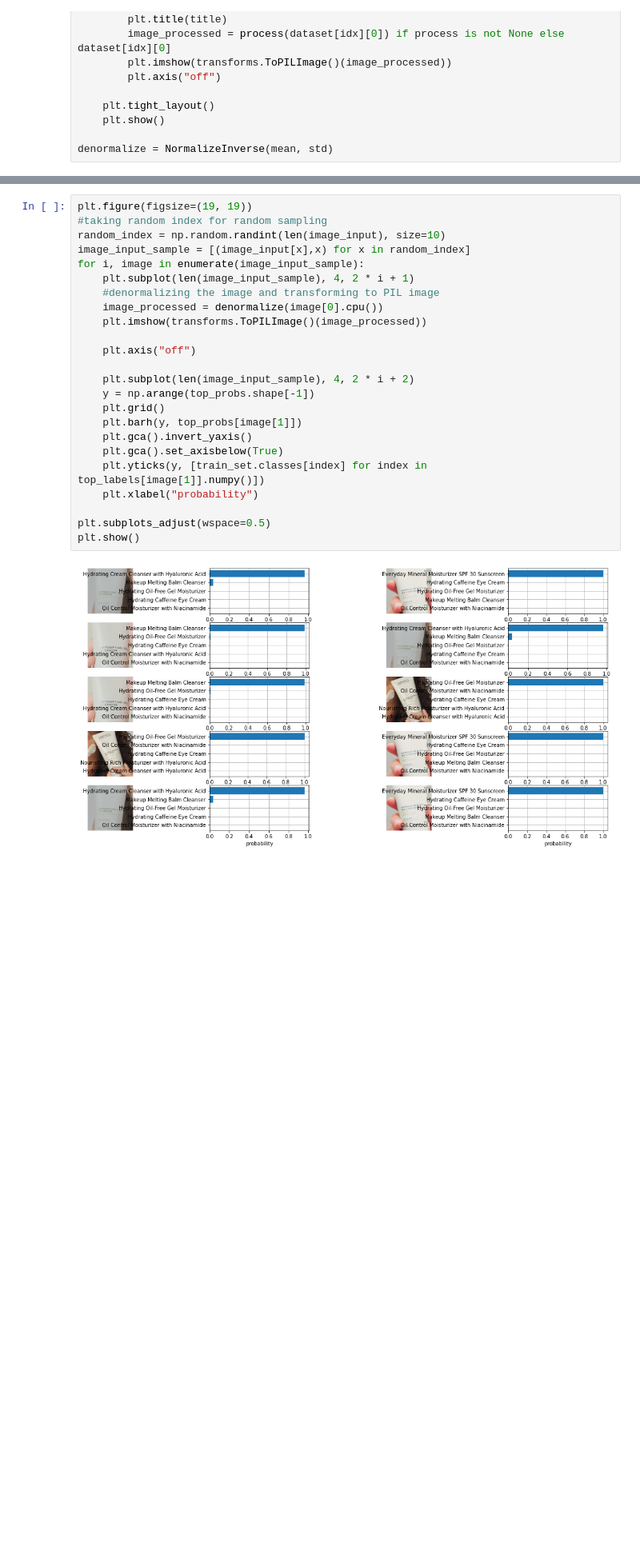
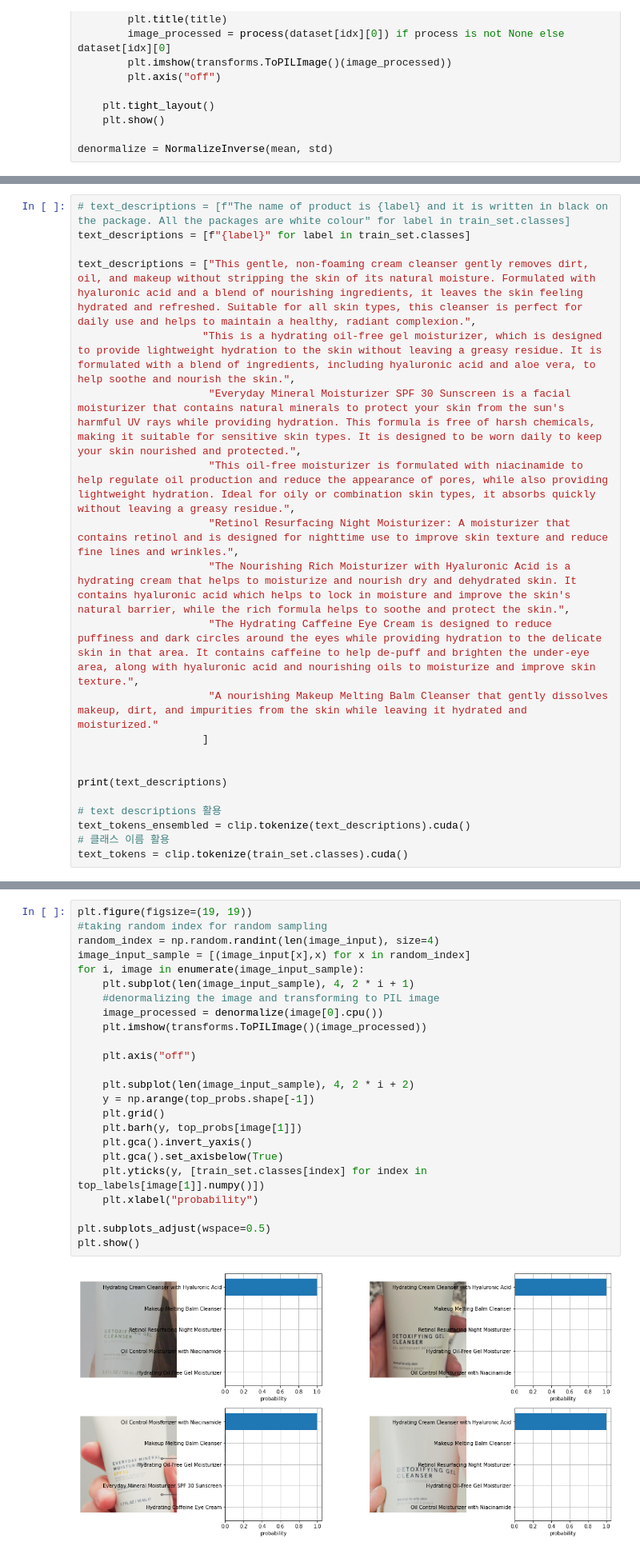
Before and after one commit to jeewonkimm2/CosmeticDetector, a Jupyter notebook: classification/zeroshotdownstream.ipynb, the cells around one changed output, grey strips where cells are left out. Shown at 80% size. Drawn from its saved outputs; the diff is of its cells as text; blank space fills up the shorter version.

```diff
--- a/classification/zeroshotdownstream.ipynb
+++ b/classification/zeroshotdownstream.ipynb
@@ -387,0 +391,21 @@ text_tokens = clip.tokenize(train_set.classes).cuda()
+# %%
+# text_descriptions = [f"The name of product is {label} and it is written in black on the package. All the packages are white colour" for label in train_set.classes]
+text_descriptions = [f"{label}" for label in train_set.classes]
+
+text_descriptions = ["This gentle, non-foaming cream cleanser gently removes dirt, oil, and makeup without stripping the skin of its natural moisture. Formulated with hyaluronic acid and a blend of nourishing ingredients, it leaves the skin feeling hydrated and refreshed. Suitable for all skin types, this cleanser is perfect for daily use and helps to maintain a healthy, radiant complexion.",
+                    "This is a hydrating oil-free gel moisturizer, which is designed to provide lightweight hydration to the skin without leaving a greasy residue. It is formulated with a blend of ingredients, including hyaluronic acid and aloe vera, to help soothe and nourish the skin.",
+                     "Everyday Mineral Moisturizer SPF 30 Sunscreen is a facial moisturizer that contains natural minerals to protect your skin from the sun's harmful UV rays while providing hydration. This formula is free of harsh chemicals, making it suitable for sensitive skin types. It is designed to be worn daily to keep your skin nourished and protected.",
+                     "This oil-free moisturizer is formulated with niacinamide to help regulate oil production and reduce the appearance of pores, while also providing lightweight hydration. Ideal for oily or combination skin types, it absorbs quickly without leaving a greasy residue.",
+                     "Retinol Resurfacing Night Moisturizer: A moisturizer that contains retinol and is designed for nighttime use to improve skin texture and reduce fine lines and wrinkles.",
+                     "The Nourishing Rich Moisturizer with Hyaluronic Acid is a hydrating cream that helps to moisturize and nourish dry and dehydrated skin. It contains hyaluronic acid which helps to lock in moisture and improve the skin's natural barrier, while the rich formula helps to soothe and protect the skin.",
+                     "The Hydrating Caffeine Eye Cream is designed to reduce puffiness and dark circles around the eyes while providing hydration to the delicate skin in that area. It contains caffeine to help de-puff and brighten the under-eye area, along with hyaluronic acid and nourishing oils to moisturize and improve skin texture.",
+                     "A nourishing Makeup Melting Balm Cleanser that gently dissolves makeup, dirt, and impurities from the skin while leaving it hydrated and moisturized."
+                    ]
+
+
+print(text_descriptions)
+
+# text descriptions 활용
+text_tokens_ensembled = clip.tokenize(text_descriptions).cuda()
+# 클래스 이름 활용
+text_tokens = clip.tokenize(train_set.classes).cuda()
@@ -425,28 +452,28 @@ The overall accuracy for the CLIP Zero shot model without ensembling is: 0.4
 # %%
 plt.figure(figsize=(19, 19))
 #taking random index for random sampling
-random_index = np.random.randint(len(image_input), size=10)
+random_index = np.random.randint(len(image_input), size=4)
 image_input_sample = [(image_input[x],x) for x in random_index]
 for i, image in enumerate(image_input_sample):
     plt.subplot(len(image_input_sample), 4, 2 * i + 1)
     #denormalizing the image and transforming to PIL image
     image_processed = denormalize(image[0].cpu())
     plt.imshow(transforms.ToPILImage()(image_processed))
 
     plt.axis("off")
 
     plt.subplot(len(image_input_sample), 4, 2 * i + 2)
     y = np.arange(top_probs.shape[-1])
     plt.grid()
     plt.barh(y, top_probs[image[1]])
     plt.gca().invert_yaxis()
     plt.gca().set_axisbelow(True)
     plt.yticks(y, [train_set.classes[index] for index in top_labels[image[1]].numpy()])
     plt.xlabel("probability")
 
 plt.subplots_adjust(wspace=0.5)
 plt.show()
 # %% [output]
-[figure, old version]
+[figure, new version]
 # %% [markdown]
 ## Few shot
```
Also changed, not shown: parts of 23 cells of this notebook.
